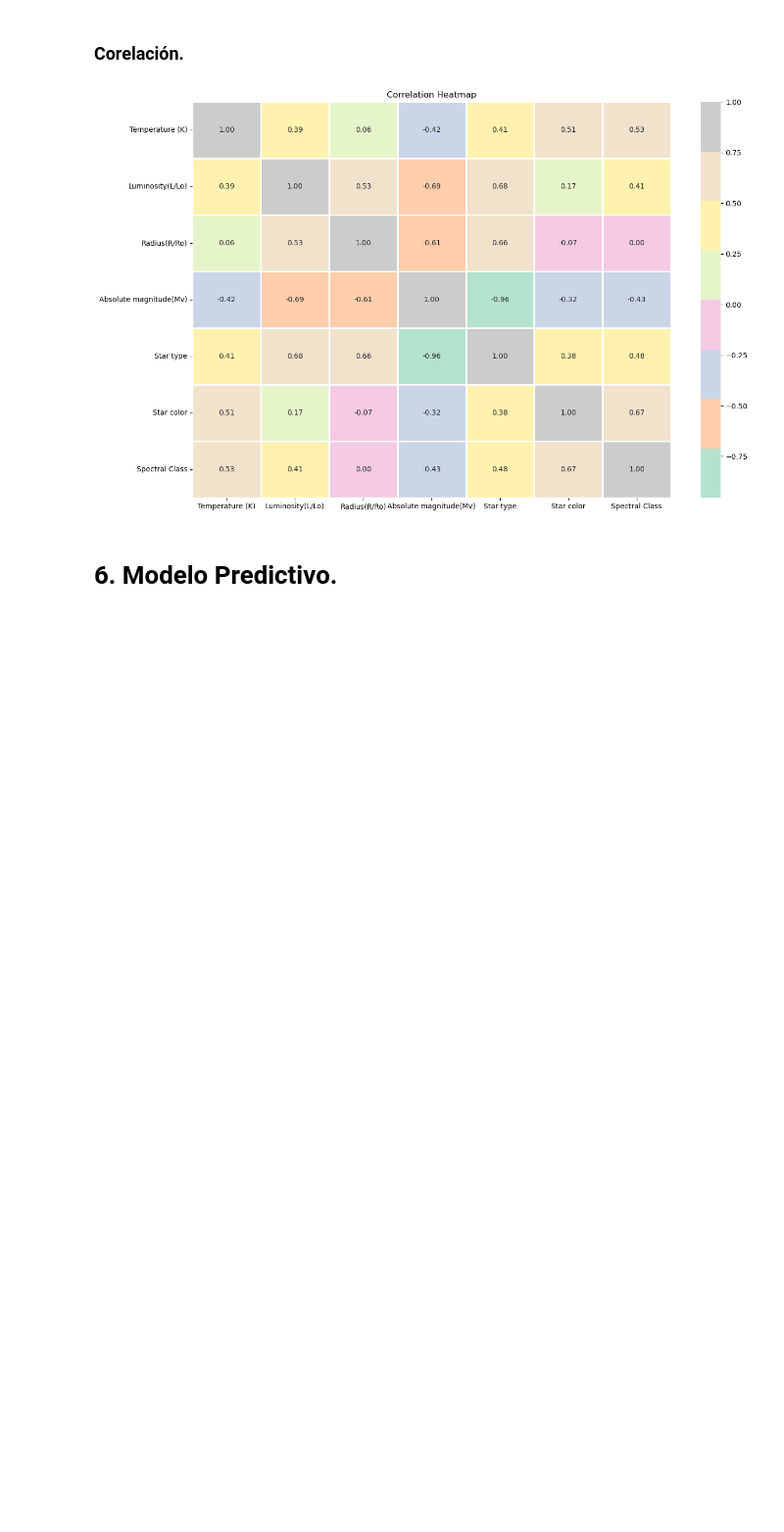
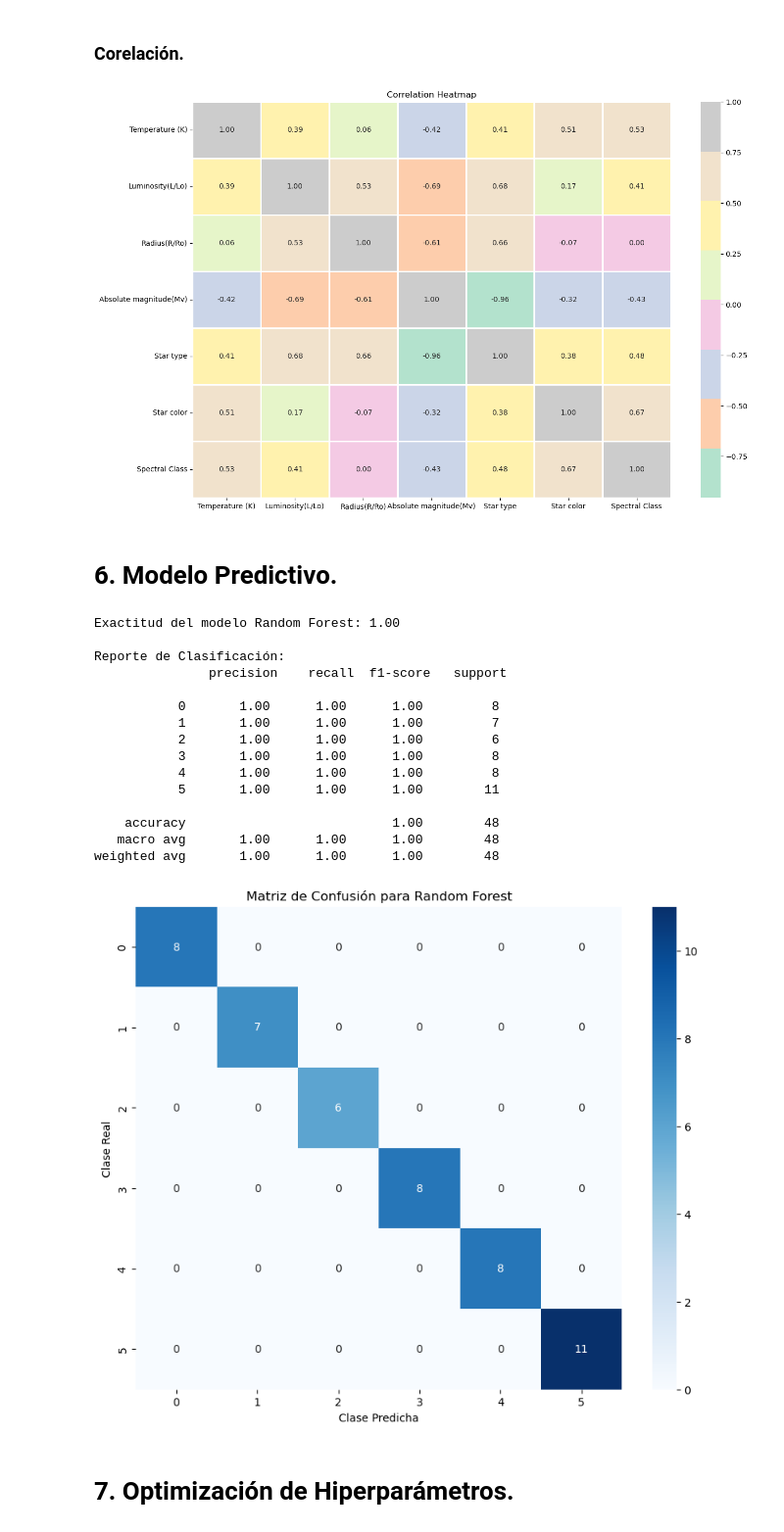
Before and after one commit to Bere333/ML-Web-App-Using-Flask, a Jupyter notebook: src/ml_web_app_using_flask_explore.ipynb, the cells around one changed output. Shown at 98% size. Saved outputs shown, nothing was run; the diff lists cells and outputs as text; code cells hidden in the pictures; blank space fills up the shorter version.

```diff
--- a/src/ml_web_app_using_flask_explore.ipynb
+++ b/src/ml_web_app_using_flask_explore.ipynb
@@ -212,3 +219,78 @@ plt.show()
 [figure]
 # %% [markdown]
 # 6. Modelo Predictivo.
+# %%
+
+# 1. Preparación de los datos (simulando un conjunto de datos)
+# En un escenario real, cargarías tu archivo con pd.read_csv('tu_archivo.csv')
+
+
+# 2. Separar características (X) y la variable objetivo (y)
+X = df.drop('Star type', axis=1)
+y = df['Star type']
+
+# 3. Dividir los datos en conjuntos de entrenamiento y prueba
+X_train, X_test, y_train, y_test = train_test_split(X, y, test_size=0.2, random_state=42)
+
+# 4. Entrenar el modelo de Random Forest
+# n_estimators: número de árboles en el bosque
+# random_state: para reproducibilidad
+rf_model = RandomForestClassifier(
+    n_estimators=300,
+    max_depth=12,
+    min_samples_split=10,
+    min_samples_leaf=4,
+    max_features='sqrt',
+    class_weight='balanced',
+    random_state=42,
+    n_jobs=-1
+)
+
+# Entrenar el modelo con los datos de entrenamiento
+rf_model.fit(X_train, y_train)
+
+# 5. Realizar predicciones y evaluar el modelo
+y_pred = rf_model.predict(X_test)
+
+# Calcular la exactitud del modelo
+accuracy = accuracy_score(y_test, y_pred)
+print(f"Exactitud del modelo Random Forest: {accuracy:.2f}\n")
+
+# Mostrar el reporte de clasificación (precisión, recall, f1-score)
+print("Reporte de Clasificación:\n", classification_report(y_test, y_pred))
+
+# 6. Visualizar la Matriz de Confusión
+# Calcular la matriz de confusión
+cm = confusion_matrix(y_test, y_pred)
+
+# Obtener las etiquetas de clase para los ejes
+class_labels = np.unique(y)
+
+# Crear la figura para la visualización
+plt.figure(figsize=(10, 8))
+sns.heatmap(cm, annot=True, fmt='d', cmap='Blues',
+            xticklabels=class_labels,
+            yticklabels=class_labels)
+plt.title('Matriz de Confusión para Random Forest')
+plt.xlabel('Clase Predicha')
+plt.ylabel('Clase Real')
+plt.show()
+# %% [output]
+Exactitud del modelo Random Forest: 1.00
+
+Reporte de Clasificación:
+               precision    recall  f1-score   support
+
+           0       1.00      1.00      1.00         8
+           1       1.00      1.00      1.00         7
+           2       1.00      1.00      1.00         6
+           3       1.00      1.00      1.00         8
+           4       1.00      1.00      1.00         8
+           5       1.00      1.00      1.00        11
+
+    accuracy                           1.00        48
+   macro avg       1.00      1.00      1.00        48
+weighted avg       1.00      1.00      1.00        48
+[figure, added]
+# %% [markdown]
+# 7. Optimización de Hiperparámetros.
```
Also changed, not shown: parts of 7 cells of this notebook, 1 other file.
